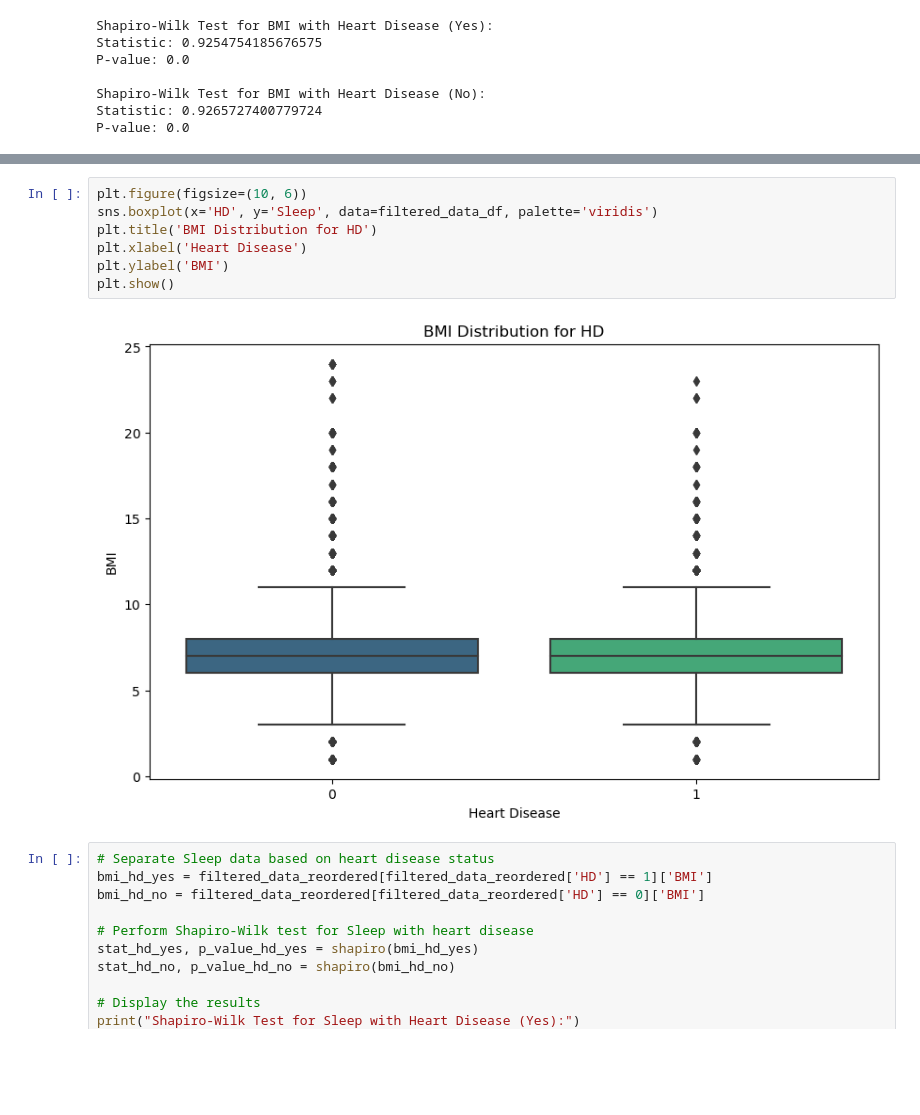
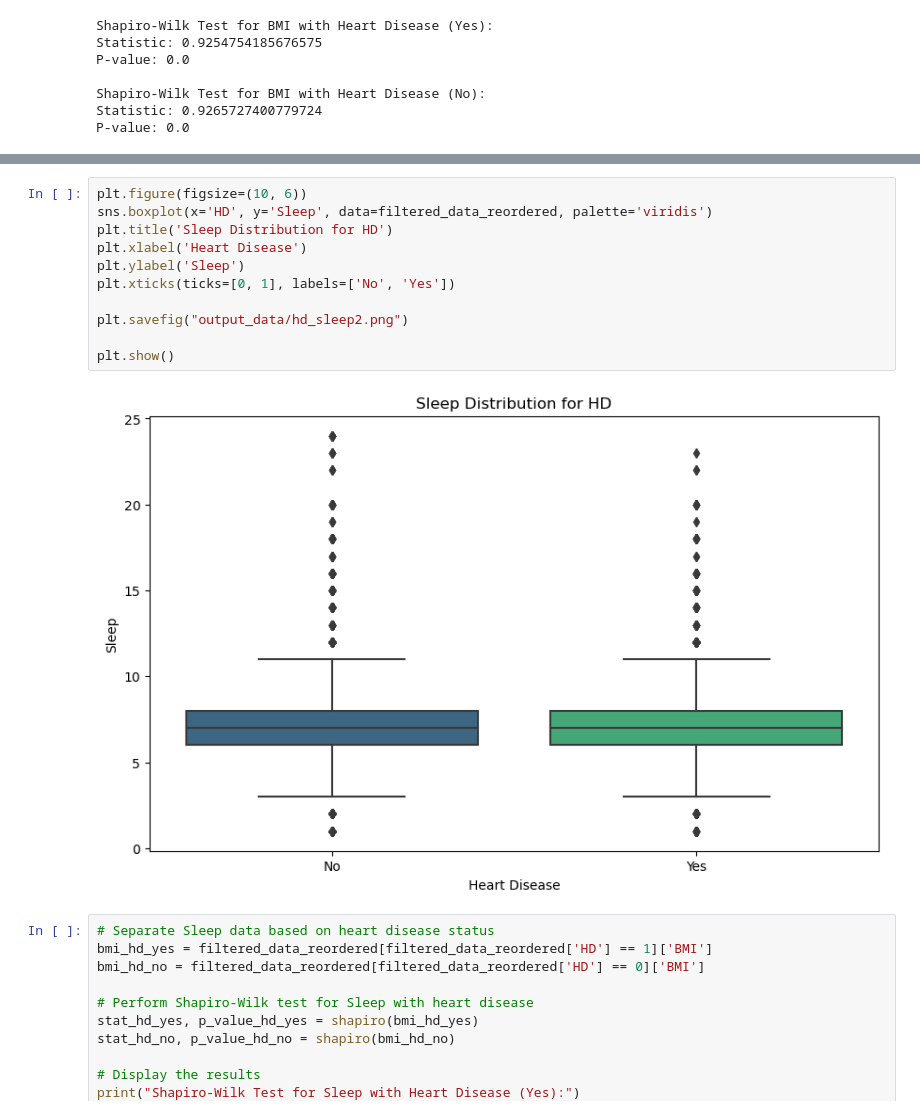
Before and after one commit to hotredcar/Project-1-Group-4, a Jupyter notebook: main-ali.ipynb, the cells around one changed output, grey strips where cells are left out. Cells and saved outputs as stored; diff of their text form; blank space fills up the shorter version.

```diff
--- a/main-ali.ipynb
+++ b/main-ali.ipynb
@@ -984,12 +1051,16 @@ plt.show()
 # %%
 plt.figure(figsize=(10, 6))
-sns.boxplot(x='HD', y='Sleep', data=filtered_data_df, palette='viridis')
-plt.title('BMI Distribution for HD')
+sns.boxplot(x='HD', y='Sleep', data=filtered_data_reordered, palette='viridis')
+plt.title('Sleep Distribution for HD')
 plt.xlabel('Heart Disease')
-plt.ylabel('BMI')
+plt.ylabel('Sleep')
+plt.xticks(ticks=[0, 1], labels=['No', 'Yes'])
+
+plt.savefig("output_data/hd_sleep2.png")
+
 plt.show()
 # %% [output]
-[figure, old version]
+[figure, new version]
 # %%
 # Separate Sleep data based on heart disease status
 bmi_hd_yes = filtered_data_reordered[filtered_data_reordered['HD'] == 1]['BMI']
```
Also changed, not shown: parts of 24 cells of this notebook, 7 other files.
